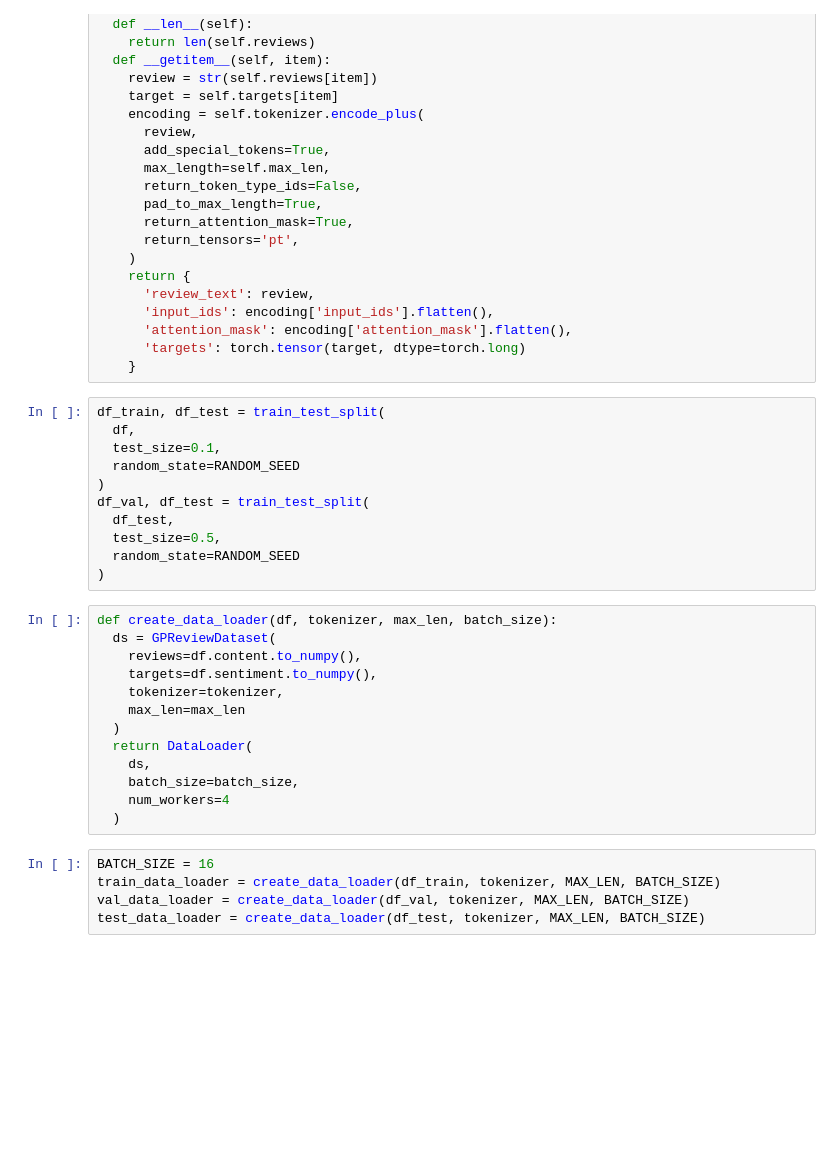
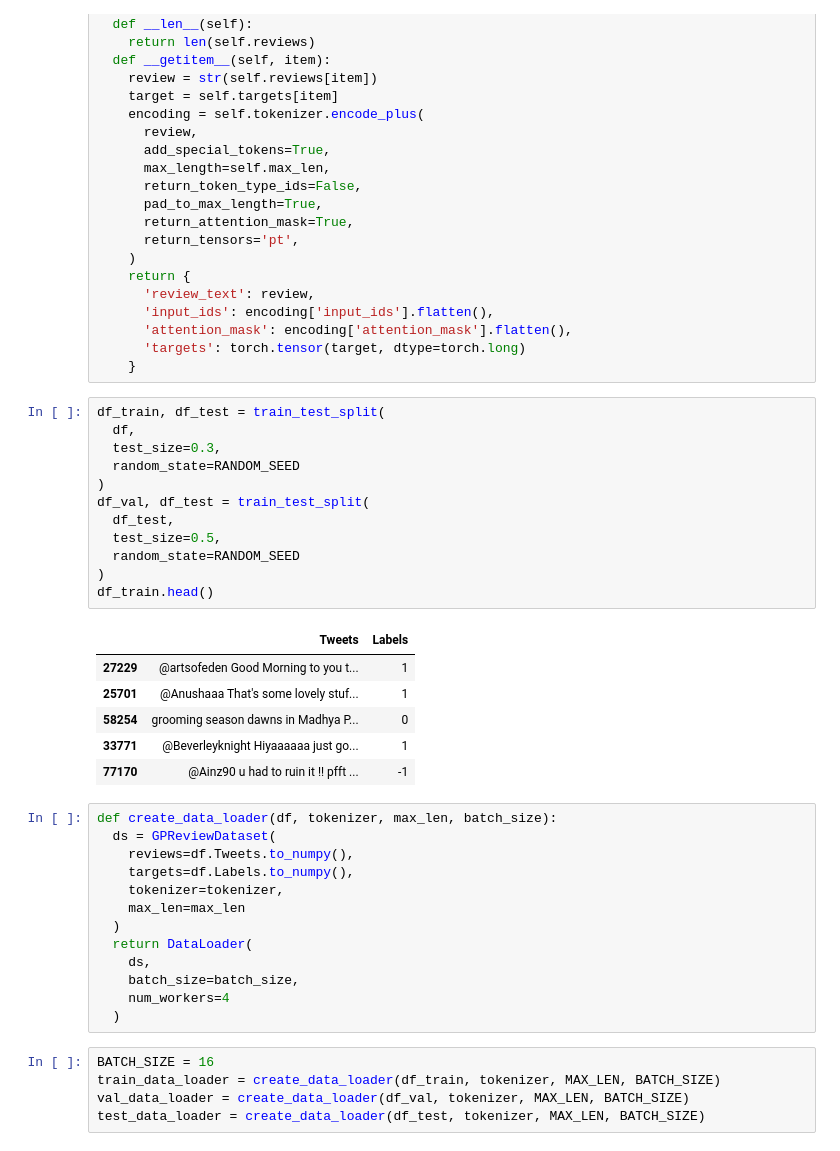
Before and after one commit to GizDave/Sentiment-Analysis, a Jupyter notebook: test.ipynb, the cells around one changed output. Saved outputs shown, nothing was run; the diff lists cells and outputs as text; blank space fills up the shorter version.

```diff
--- a/test.ipynb
+++ b/test.ipynb
@@ -80,19 +114,27 @@ class GPReviewDataset(Dataset):
 # %%
 df_train, df_test = train_test_split(
   df,
-  test_size=0.1,
+  test_size=0.3,
   random_state=RANDOM_SEED
 )
 df_val, df_test = train_test_split(
   df_test,
   test_size=0.5,
   random_state=RANDOM_SEED
 )
+df_train.head()
+# %% [output]
+|  | Tweets | Labels |
+| 27229 | @artsofeden Good Morning to you t... | 1 |
+| 25701 | @Anushaaa That's some lovely stuf... | 1 |
+| 58254 | grooming season dawns in Madhya P... | 0 |
+| 33771 | @Beverleyknight Hiyaaaaaa just go... | 1 |
+| 77170 | @Ainz90 u had to ruin it !! pfft ... | -1 |
 # %%
 def create_data_loader(df, tokenizer, max_len, batch_size):
   ds = GPReviewDataset(
-    reviews=df.content.to_numpy(),
-    targets=df.sentiment.to_numpy(),
+    reviews=df.Tweets.to_numpy(),
+    targets=df.Labels.to_numpy(),
     tokenizer=tokenizer,
     max_len=max_len
   )
```
Also changed, not shown: parts of 11 cells of this notebook.
